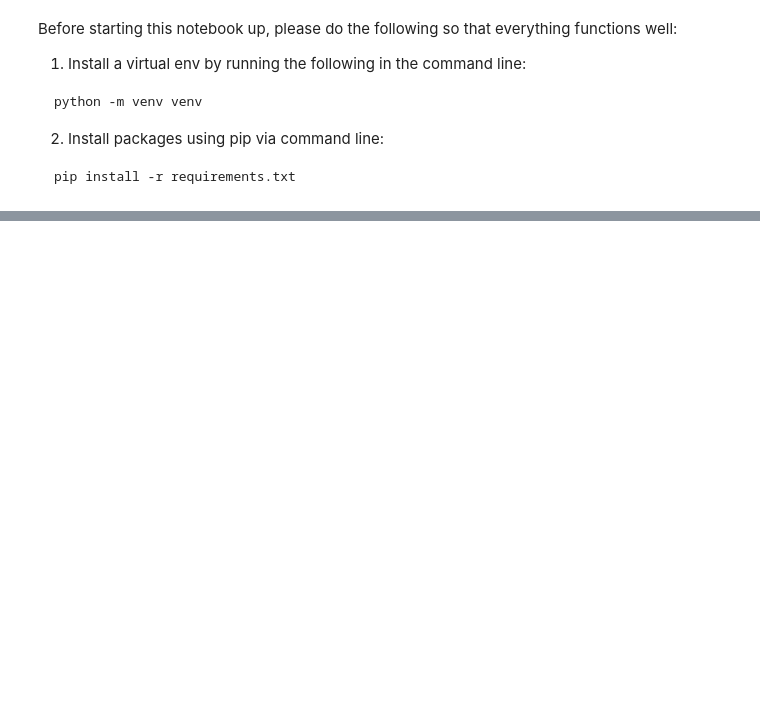
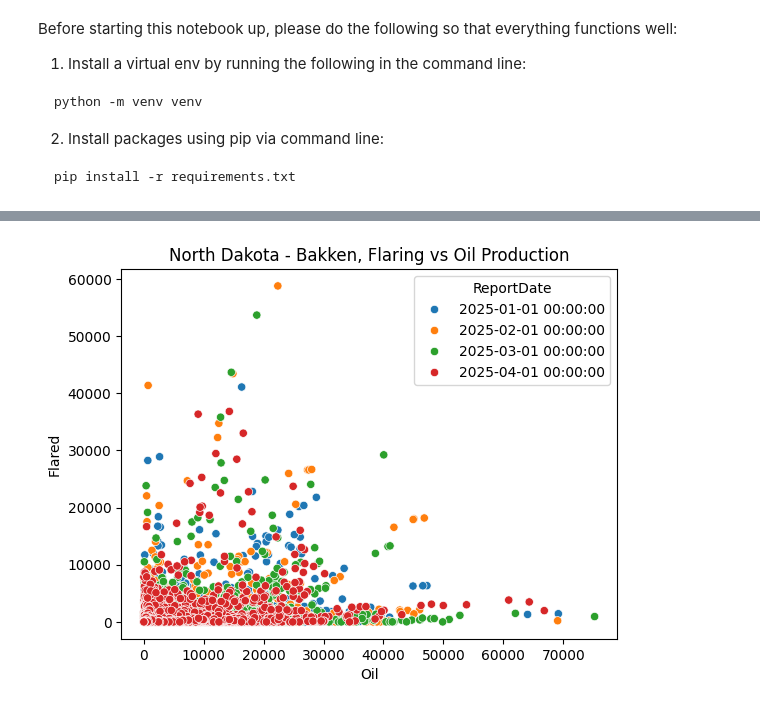
Before and after one commit to aangelsalazarr/emissions_tracker, a Jupyter notebook: bakken_ET.ipynb, the cells around one changed output, grey strips where cells are left out. Saved outputs shown, nothing was run; the diff lists cells and outputs as text; code cells hidden in the pictures; blank space fills up the shorter version.

Commit message:
first visualization

```diff
--- a/bakken_ET.ipynb
+++ b/bakken_ET.ipynb
@@ -35,7 +35,7 @@ def extract_nd_monthlies(choose_year: int, choose_month: int):
     current_dir = os.getcwd()
     save_path = f"{current_dir}/mpr_data/monthlies"
     os.makedirs(save_path, exist_ok=True)
-    dataframe.to_excel(f"{save_path}/{choose_year}_{choose_month}.xlsx")
+    dataframe.to_excel(f"{save_path}/{choose_year}_{choose_month}.xlsx", index=False)
 
     return dataframe
 # %%
@@ -64,9 +64,9 @@ def extract_mpr(start_yr: int = 2003, end_yr: int = 2026):
     current_dir = os.getcwd()
     save_path = f"{current_dir}/mpr_data"
     os.makedirs(save_path, exist_ok=True)
-    master_df.to_excel(f"{save_path}/full_data_{start_yr}_{end_yr}.xlsx")
+    master_df.to_excel(f"{save_path}/full_data_{start_yr}_{end_yr}.xlsx", index=False)
+    master_df = master_df.reset_index()
 
-    print(master_df.info())
     return master_df
 # %%
 test_df = extract_mpr(start_yr=2025)
@@ -118,0 +128,7 @@ None
+# %%
+plt.figure()
+sns.scatterplot(data=test_df, x="Oil", y="Flared", hue="ReportDate")
+plt.title("North Dakota - Bakken, Flaring vs Oil Production")
+plt.show()
+# %% [output]
+[figure, added]
```
Also changed, not shown: parts of 6 cells of this notebook, 1 other file.
